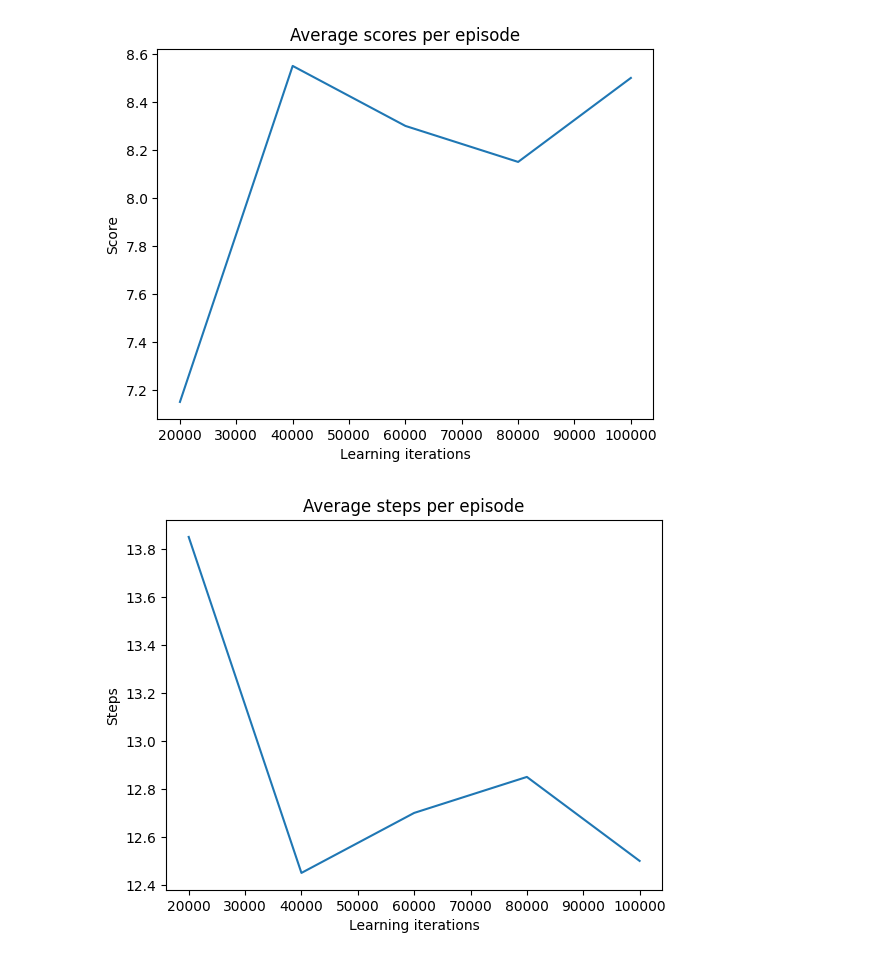
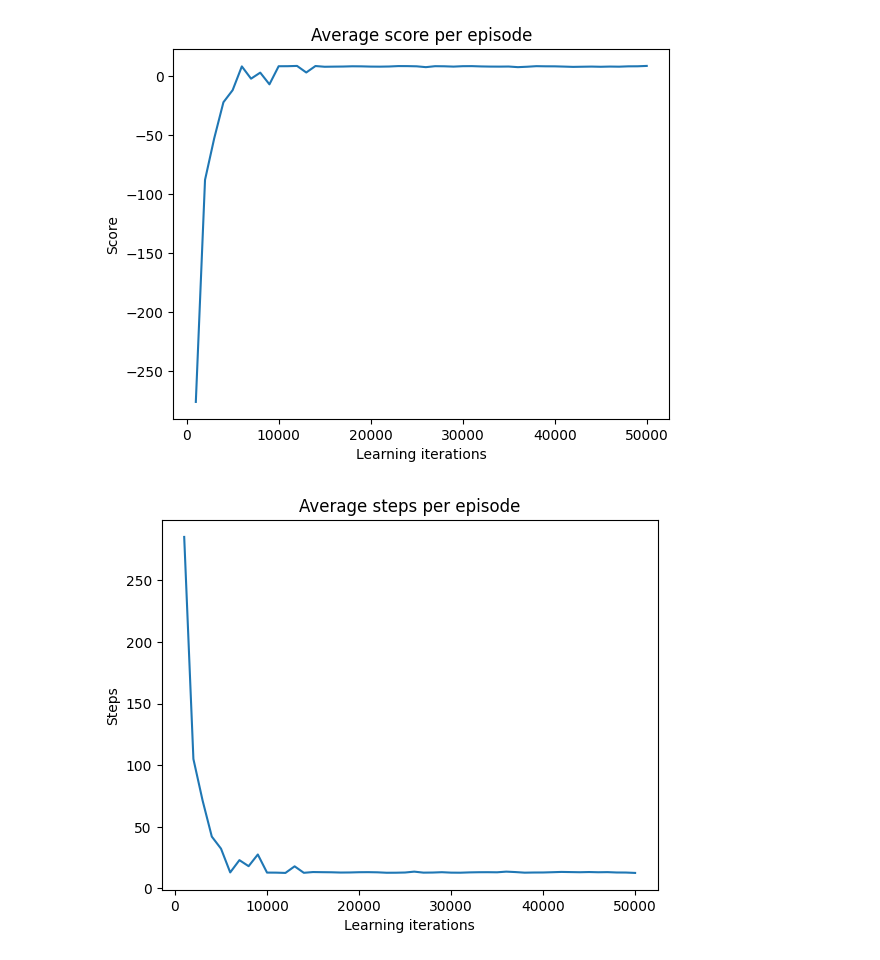
Before and after one commit to kbugala4/WSI_2022Z, a Jupyter notebook: lab6/report/report.ipynb, the cells around one changed output. Saved outputs shown, nothing was run; the diff lists cells and outputs as text; code cells hidden in the pictures.

```diff
--- a/lab6/report/report.ipynb
+++ b/lab6/report/report.ipynb
@@ -4,4 +31,8 @@ import numpy as np
 import sys
 sys.path.append("../src")
 from solver import Solver
-from math import inf
+from matplotlib import pyplot as plt
+
+env = gym.make('Taxi-v3').env
+agent = Solver(alpha=0.15, gamma=0.75, epsilon=0.12)
+agent.load_env(env)
@@ -38,0 +39,4 @@ Episode 19: steps=14, score=7, ill_moves=0
+# %%
+episodes_count = 100
+
+agent.evaluate_random(episodes_count=episodes_count)
@@ -38,0 +51,3 @@ Episode 19: steps=14, score=7, ill_moves=0
+# %%
+breakpoint_ev = 500
+ev_points, av_scores, av_steps, av_illegal_moves, av_solved = agent.evaluate(50, 50000, episodes_count, breakpoint_ev)
@@ -39,11 +72,11 @@ Episode 19: steps=14, score=7, ill_moves=0
 # %%
 plt.plot(ev_points, av_scores)
-plt.title('Average scores per episode')
+plt.title('Average score per episode')
 plt.ylabel('Score')
 plt.xlabel('Learning iterations')
 plt.show()
 # %% [output]
-[figure, old version]
+[figure, new version]
 # %%
 plt.plot(ev_points, av_steps)
 plt.title('Average steps per episode')
@@ -51,4 +84,4 @@ plt.ylabel('Steps')
 plt.xlabel('Learning iterations')
 plt.show()
 # %% [output]
-[figure, old version]
+[figure, new version]
```
Also changed, not shown: parts of 16 cells of this notebook, 1 other file.
